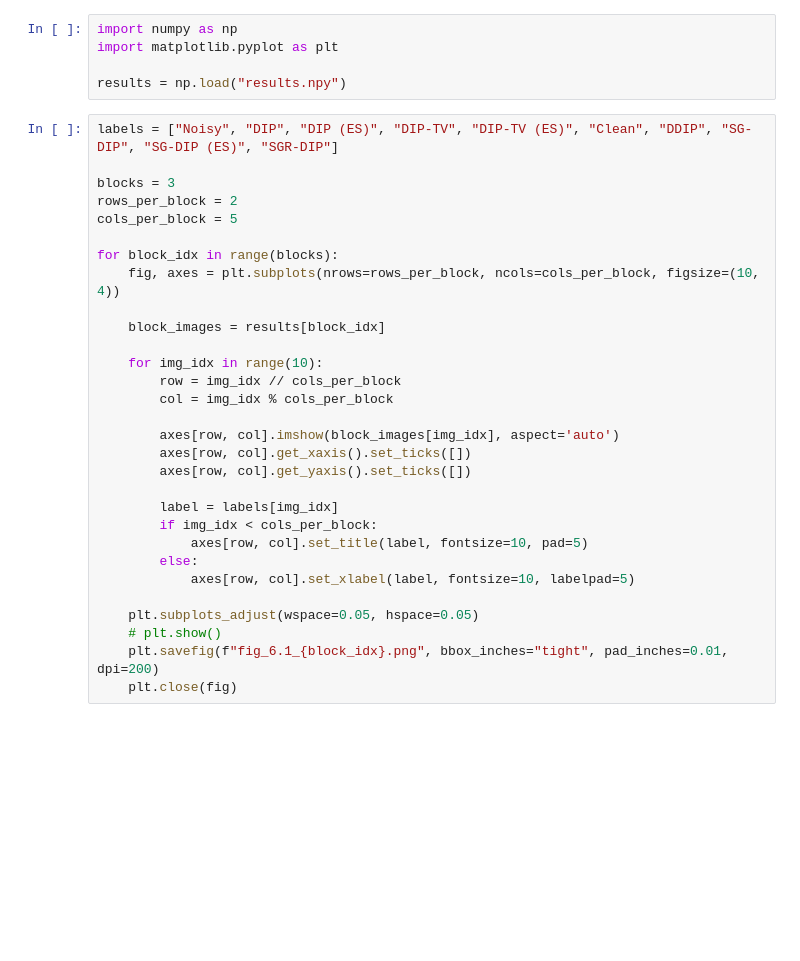
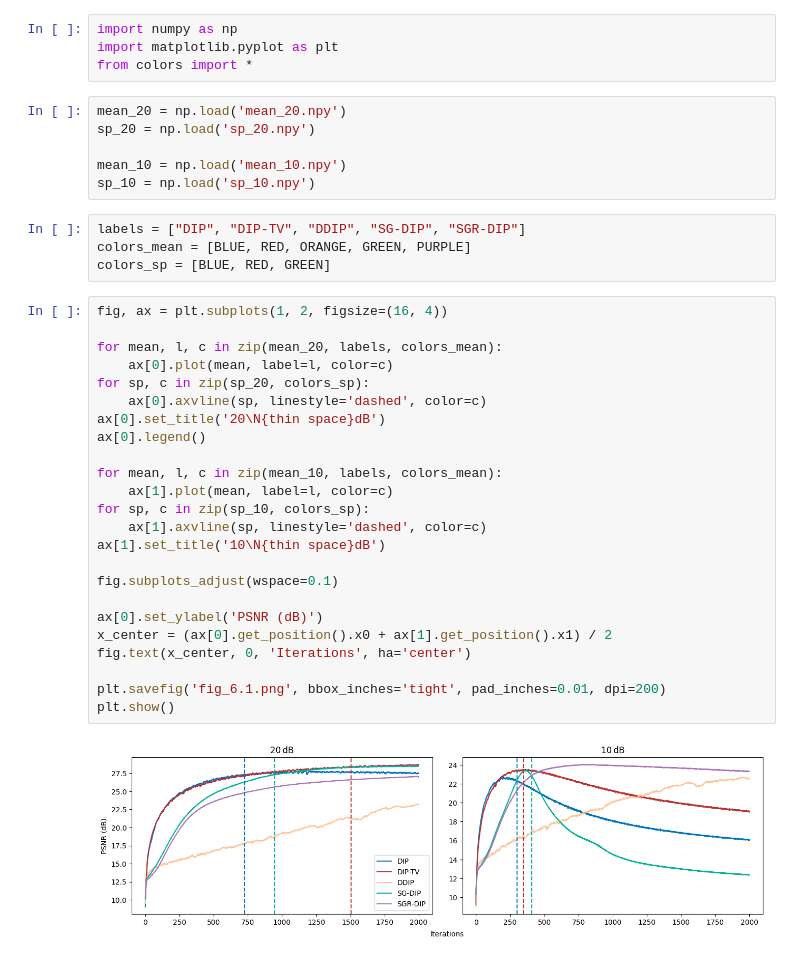
Before and after one commit to jmaen/zero-shot-das-denoising, a Jupyter notebook: code/figures/fig_6.1.ipynb, the cells around one changed output. Drawn from its saved outputs; the diff is of its cells as text; blank space fills up the shorter version.

```diff
--- a/code/figures/fig_6.1.ipynb
+++ b/code/figures/fig_6.1.ipynb
@@ -1,35 +1,40 @@
 # %%
 import numpy as np
 import matplotlib.pyplot as plt
-
-results = np.load("results.npy")
+from colors import *
-# %%
-labels = ["Noisy", "DIP", "DIP (ES)", "DIP-TV", "DIP-TV (ES)", "Clean", "DDIP", "SG-DIP", "SG-DIP (ES)", "SGR-DIP"]
-
-blocks = 3
-rows_per_block = 2
-cols_per_block = 5
-
-for block_idx in range(blocks):
-    fig, axes = plt.subplots(nrows=rows_per_block, ncols=cols_per_block, figsize=(10, 4))
-
-    block_images = results[block_idx]
-
-    for img_idx in range(10):
-        row = img_idx // cols_per_block
-        col = img_idx % cols_per_block
-
-        axes[row, col].imshow(block_images[img_idx], aspect='auto')
-        axes[row, col].get_xaxis().set_ticks([])
-        axes[row, col].get_yaxis().set_ticks([])
-
-        label = labels[img_idx]
-        if img_idx < cols_per_block:
-            axes[row, col].set_title(label, fontsize=10, pad=5)
-        else:
-            axes[row, col].set_xlabel(label, fontsize=10, labelpad=5)
-
-    plt.subplots_adjust(wspace=0.05, hspace=0.05)
-    # plt.show()
-    plt.savefig(f"fig_6.1_{block_idx}.png", bbox_inches="tight", pad_inches=0.01, dpi=200)
-    plt.close(fig)
+# %%
+mean_20 = np.load('mean_20.npy')
+sp_20 = np.load('sp_20.npy')
+
+mean_10 = np.load('mean_10.npy')
+sp_10 = np.load('sp_10.npy')
+# %%
+labels = ["DIP", "DIP-TV", "DDIP", "SG-DIP", "SGR-DIP"]
+colors_mean = [BLUE, RED, ORANGE, GREEN, PURPLE]
+colors_sp = [BLUE, RED, GREEN]
+# %%
+fig, ax = plt.subplots(1, 2, figsize=(16, 4))
+
+for mean, l, c in zip(mean_20, labels, colors_mean):
+    ax[0].plot(mean, label=l, color=c)
+for sp, c in zip(sp_20, colors_sp):
+    ax[0].axvline(sp, linestyle='dashed', color=c)
+ax[0].set_title('20\N{thin space}dB')
+ax[0].legend()
+
+for mean, l, c in zip(mean_10, labels, colors_mean):
+    ax[1].plot(mean, label=l, color=c)
+for sp, c in zip(sp_10, colors_sp):
+    ax[1].axvline(sp, linestyle='dashed', color=c)
+ax[1].set_title('10\N{thin space}dB')
+
+fig.subplots_adjust(wspace=0.1)
+
+ax[0].set_ylabel('PSNR (dB)')
+x_center = (ax[0].get_position().x0 + ax[1].get_position().x1) / 2
+fig.text(x_center, 0, 'Iterations', ha='center')
+
+plt.savefig('fig_6.1.png', bbox_inches='tight', pad_inches=0.01, dpi=200)
+plt.show()
+# %% [output]
+[figure, added]
```
Also changed, not shown: 8 other files.
